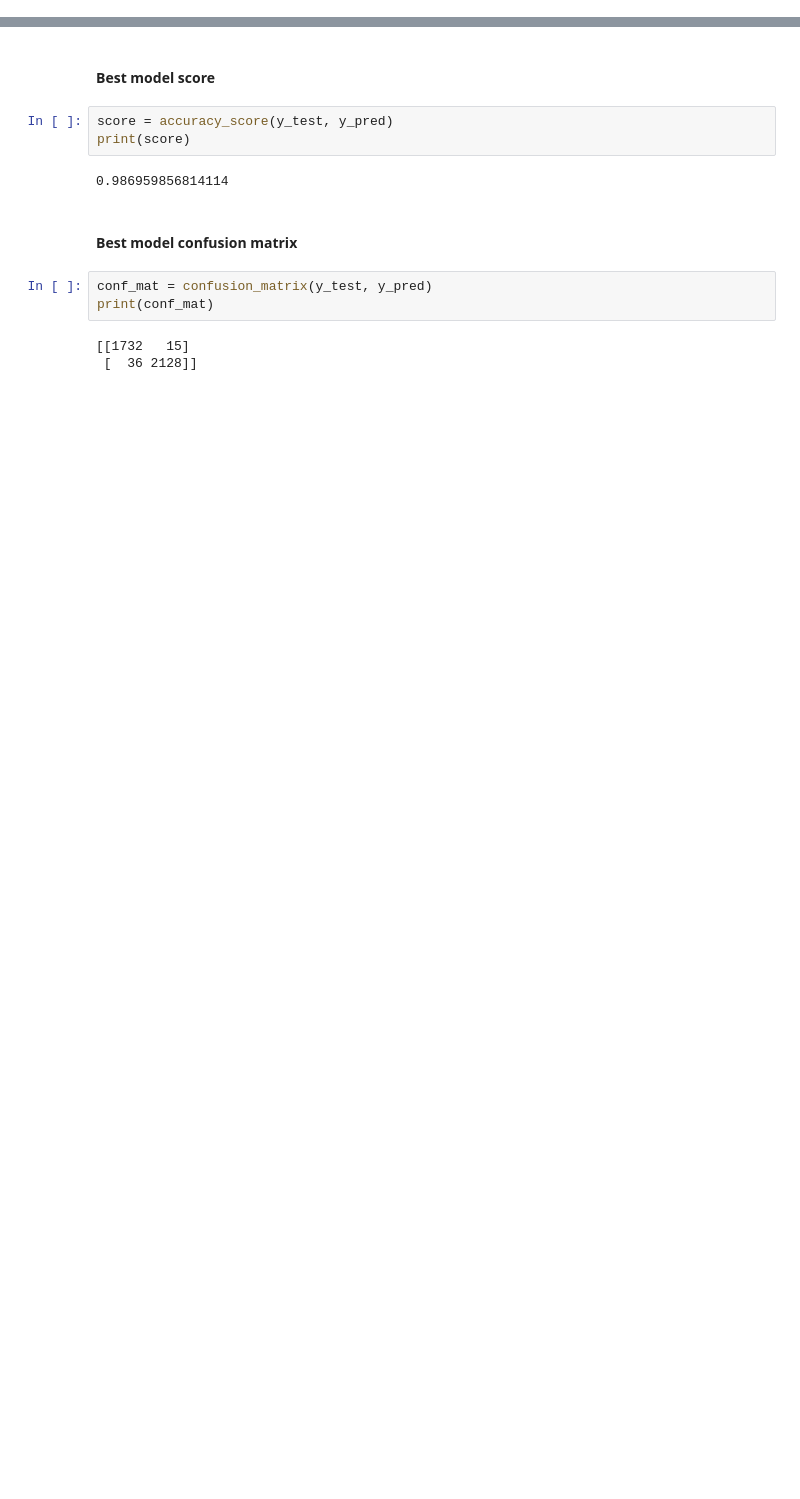
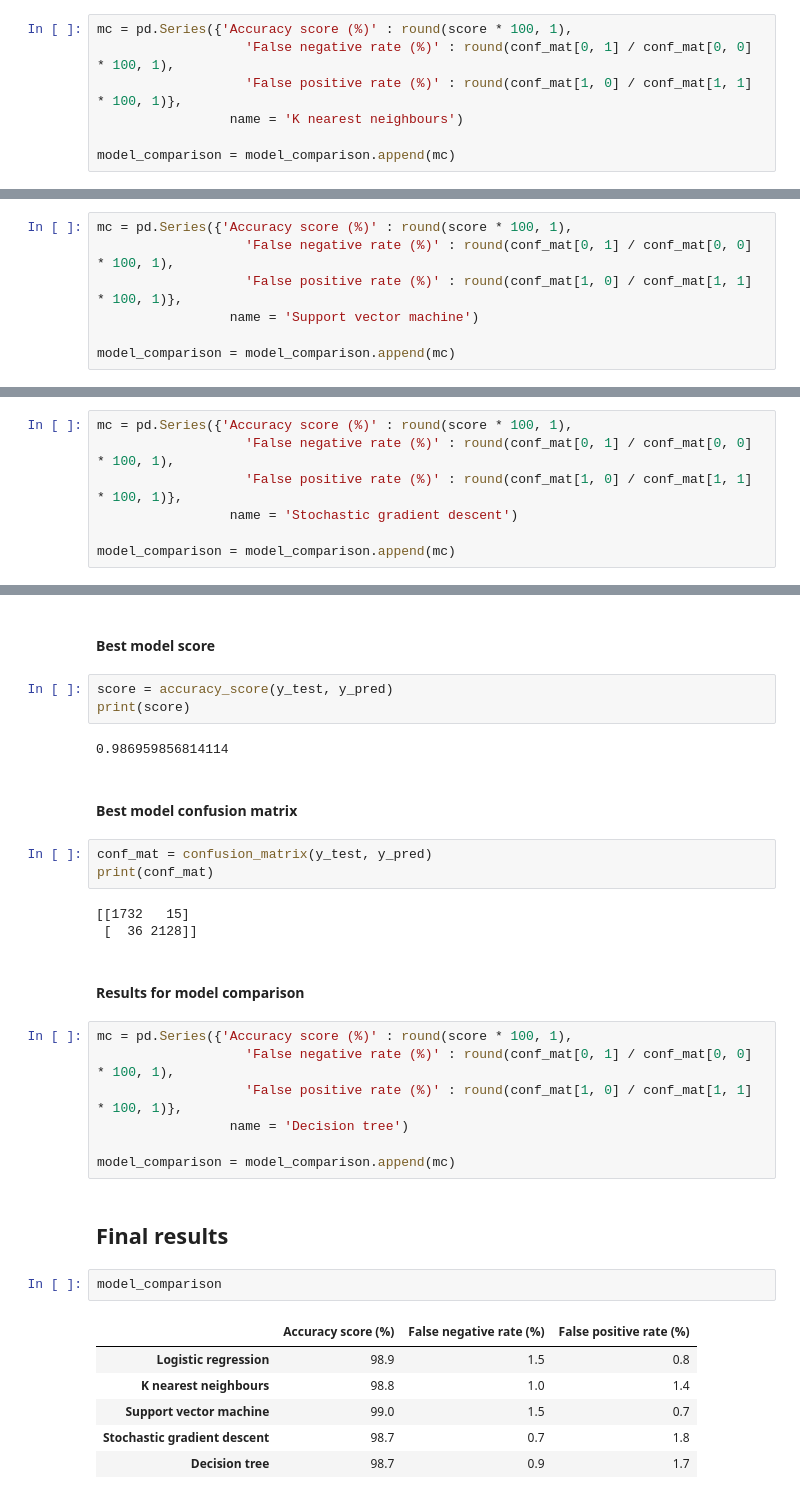
Before and after one commit to guybrettrobertson/personal_projects, a Jupyter notebook: prediction_model.ipynb, the cells around one changed output, grey strips where cells are left out. Cells and saved outputs as stored; diff of their text form; blank space fills up the shorter version.

Commit message:
Produced final results

```diff
--- a/prediction_model.ipynb
+++ b/prediction_model.ipynb
@@ -152,3 +163,10 @@ print(conf_mat)
+# %%
+mc = pd.Series({'Accuracy score (%)' : round(score * 100, 1),
+                   'False negative rate (%)' : round(conf_mat[0, 1] / conf_mat[0, 0] * 100, 1),
+                   'False positive rate (%)' : round(conf_mat[1, 0] / conf_mat[1, 1] * 100, 1)},
+                 name = 'K nearest neighbours')
+
+model_comparison = model_comparison.append(mc)
 # %% [markdown]
 ## Support vector machine classifier
 # %% [markdown]
@@ -218,3 +238,10 @@ print(conf_mat)
+# %%
+mc = pd.Series({'Accuracy score (%)' : round(score * 100, 1),
+                   'False negative rate (%)' : round(conf_mat[0, 1] / conf_mat[0, 0] * 100, 1),
+                   'False positive rate (%)' : round(conf_mat[1, 0] / conf_mat[1, 1] * 100, 1)},
+                 name = 'Support vector machine')
+
+model_comparison = model_comparison.append(mc)
 # %% [markdown]
 # Stochastic gradient descent classifier
 # %% [markdown]
@@ -292,3 +321,10 @@ print(conf_mat)
+# %%
+mc = pd.Series({'Accuracy score (%)' : round(score * 100, 1),
+                   'False negative rate (%)' : round(conf_mat[0, 1] / conf_mat[0, 0] * 100, 1),
+                   'False positive rate (%)' : round(conf_mat[1, 0] / conf_mat[1, 1] * 100, 1)},
+                 name = 'Stochastic gradient descent')
+
+model_comparison = model_comparison.append(mc)
 # %% [markdown]
 ## Decision tree classifier
 # %% [markdown]
@@ -358,3 +394,23 @@ print(conf_mat)
 # %% [output]
 [[1732   15]
  [  36 2128]]
+# %% [markdown]
+#### Results for model comparison
+# %%
+mc = pd.Series({'Accuracy score (%)' : round(score * 100, 1),
+                   'False negative rate (%)' : round(conf_mat[0, 1] / conf_mat[0, 0] * 100, 1),
+                   'False positive rate (%)' : round(conf_mat[1, 0] / conf_mat[1, 1] * 100, 1)},
+                 name = 'Decision tree')
+
+model_comparison = model_comparison.append(mc)
+# %% [markdown]
+## Final results
+# %%
+model_comparison
+# %% [output]
+|  | Accuracy score (%) | False negative rate (%) | False positive rate (%) |
+| Logistic regression | 98.9 | 1.5 | 0.8 |
+| K nearest neighbours | 98.8 | 1.0 | 1.4 |
+| Support vector machine | 99.0 | 1.5 | 0.7 |
+| Stochastic gradient descent | 98.7 | 0.7 | 1.8 |
+| Decision tree | 98.7 | 0.9 | 1.7 |
```
Also changed, not shown: parts of 11 cells of this notebook.
